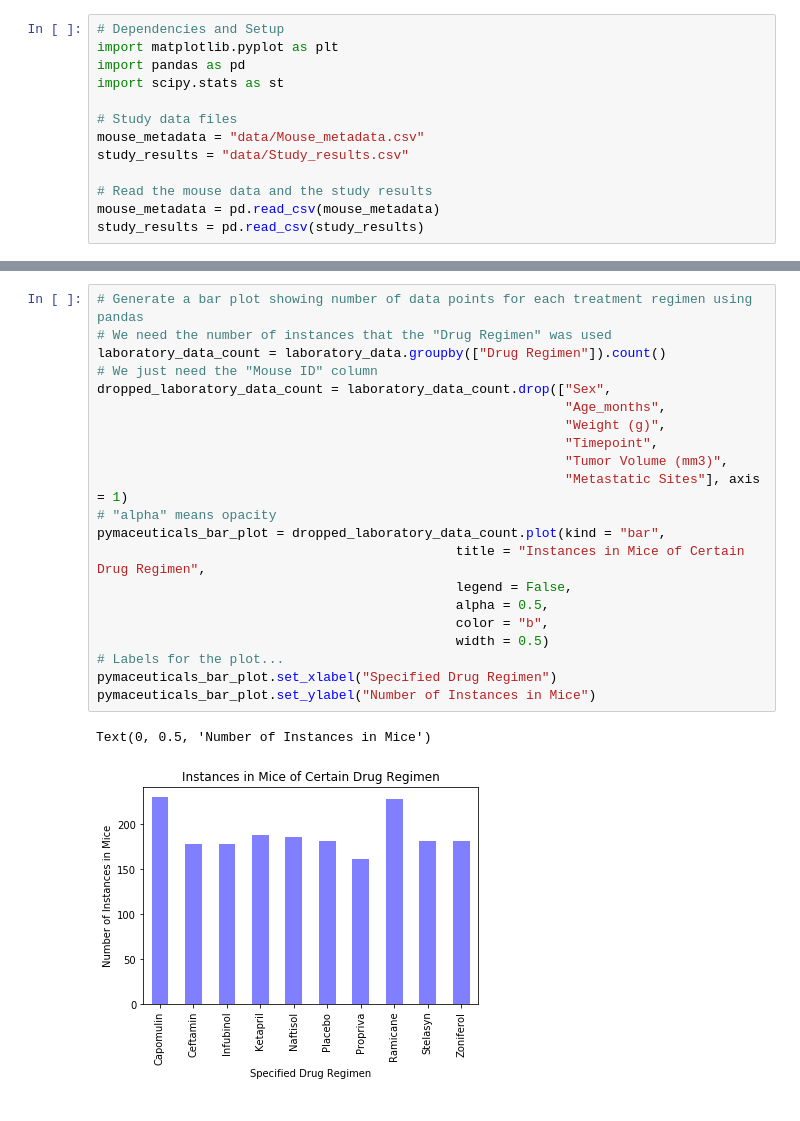
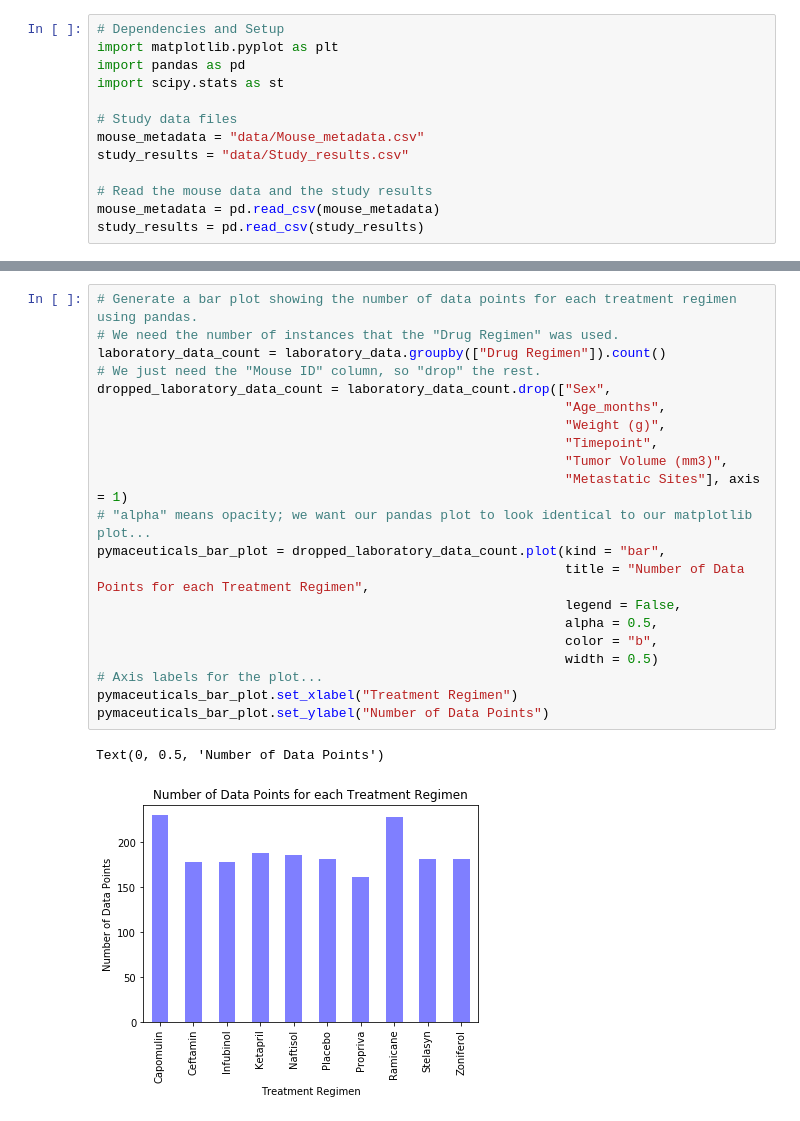
Before and after one commit to ognjenstrbanovic/APIs-vacation-spots, a Jupyter notebook: matplotlib-challenge/Matplotlib Homework - The Power of Plots.ipynb, the cells around one changed output, grey strips where cells are left out. Saved outputs shown, nothing was run; the diff lists cells and outputs as text.

```diff
--- a/matplotlib-challenge/Matplotlib Homework - The Power of Plots.ipynb
+++ b/matplotlib-challenge/Matplotlib Homework - The Power of Plots.ipynb
@@ -47,27 +66,27 @@ summary_statistics_table
 | Stelasyn | 54.233149 | 52.431737 | 59.450562 | 7.710419 | ... |
 | Zoniferol | 53.236507 | 51.818479 | 48.533355 | 6.966589 | ... |
 # %%
-# Generate a bar plot showing number of data points for each treatment regimen using pandas
-# We need the number of instances that the "Drug Regimen" was used
+# Generate a bar plot showing the number of data points for each treatment regimen using pandas.
+# We need the number of instances that the "Drug Regimen" was used.
 laboratory_data_count = laboratory_data.groupby(["Drug Regimen"]).count()
-# We just need the "Mouse ID" column
+# We just need the "Mouse ID" column, so "drop" the rest.
 dropped_laboratory_data_count = laboratory_data_count.drop(["Sex",
                                                             "Age_months",
                                                             "Weight (g)",
                                                             "Timepoint",
                                                             "Tumor Volume (mm3)",
                                                             "Metastatic Sites"], axis = 1)
-# "alpha" means opacity
+# "alpha" means opacity; we want our pandas plot to look identical to our matplotlib plot...
 pymaceuticals_bar_plot = dropped_laboratory_data_count.plot(kind = "bar",
-                                              title = "Instances in Mice of Certain Drug Regimen",
-                                              legend = False,
-                                              alpha = 0.5,
-                                              color = "b",
-                                              width = 0.5)
-# Labels for the plot...
-pymaceuticals_bar_plot.set_xlabel("Specified Drug Regimen")
-pymaceuticals_bar_plot.set_ylabel("Number of Instances in Mice")
+                                                            title = "Number of Data Points for each Treatment Regimen",
+                                                            legend = False,
+                                                            alpha = 0.5,
+                                                            color = "b",
+                                                            width = 0.5)
+# Axis labels for the plot...
+pymaceuticals_bar_plot.set_xlabel("Treatment Regimen")
+pymaceuticals_bar_plot.set_ylabel("Number of Data Points")
 # %% [output]
-Text(0, 0.5, 'Number of Instances in Mice')
+Text(0, 0.5, 'Number of Data Points')
-[figure, old version]
+[figure, new version]
 # %%
```
Also changed, not shown: parts of 16 cells of this notebook.
